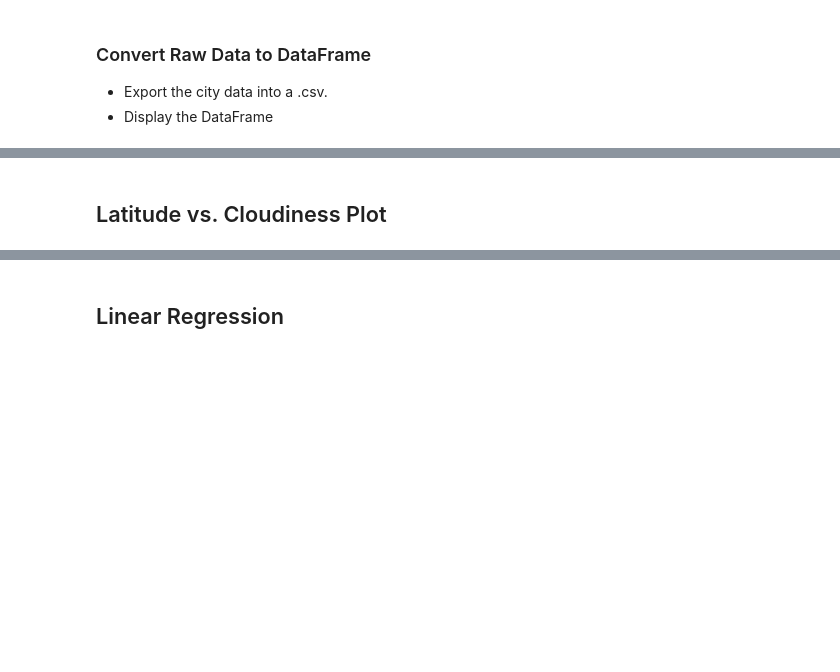
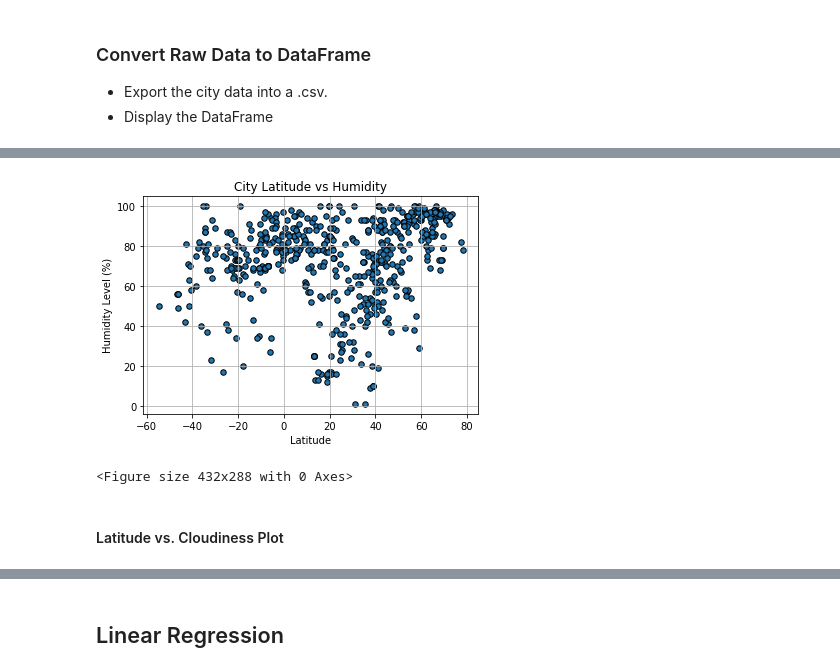
Before and after one commit to eggsnbacon97/python-api-challenge, a Jupyter notebook: WeatherPy.ipynb, the cells around one changed output, grey strips where cells are left out. Saved outputs shown, nothing was run; the diff lists cells and outputs as text; code cells hidden in the pictures; blank space fills up the shorter version.

```diff
--- a/WeatherPy.ipynb
+++ b/WeatherPy.ipynb
@@ -202,2 +188,13 @@ Int64Index([], dtype='int64')
+# %%
+plt.scatter(weather_dataframe["Lat"], weather_dataframe["Humidity"], marker='o', s=30, edgecolors= "black")
+plt.title("City Latitude vs Humidity")
+plt.ylabel("Humidity Level (%)")
+plt.xlabel("Latitude")
+plt.grid()
+plt.show()
+plt.savefig('lat_vs_humid.png')
+# %% [output]
+[figure, added]
+<Figure size 432x288 with 0 Axes>
 # %% [markdown]
-## Latitude vs. Cloudiness Plot
+#### Latitude vs. Cloudiness Plot
```
Also changed, not shown: parts of 41 cells of this notebook, 10 other files.
